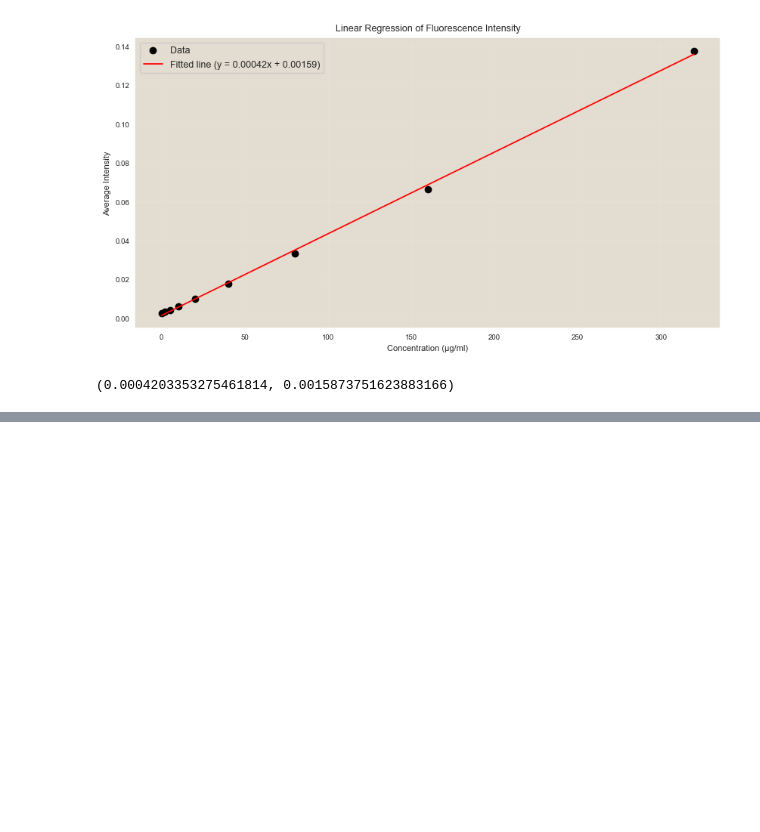
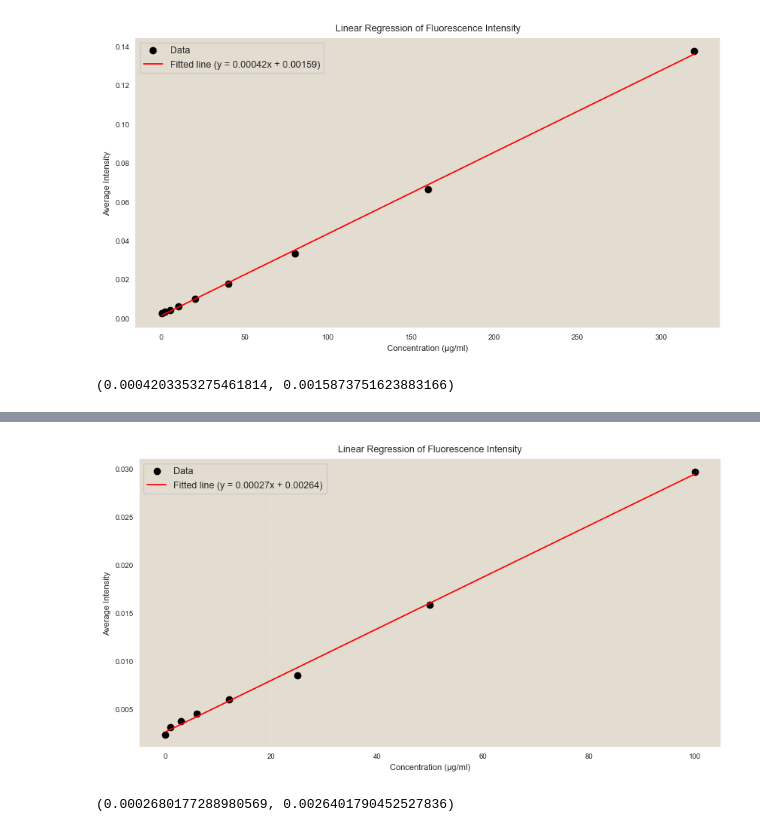
Before and after one commit to dalarios/activedrops, a Jupyter notebook: code/exploratory/040224-calibration-yfp.ipynb, the cells around one changed output, grey strips where cells are left out. Drawn from its saved outputs; the diff is of its cells as text; code cells hidden in the pictures; blank space fills up the shorter version.

```diff
--- a/code/exploratory/040224-calibration-yfp.ipynb
+++ b/code/exploratory/040224-calibration-yfp.ipynb
@@ -184,0 +301,37 @@ slope, intercept = linear_regression_with_plot(df)
+# %%
+# Function to perform linear regression and plot the data along with the fitted line
+def linear_regression_with_plot(df):
+    # Reshape the data to fit sklearn's expected format
+    X = df['concentration µg/ml'].values.reshape(-1, 1)
+    y = df['average_intensity'].values
+
+    # Create and fit the model
+    model = LinearRegression().fit(X, y)
+
+    # Coefficients
+    slope = model.coef_[0]
+    intercept = model.intercept_
+
+    # Predicted values
+    y_pred = model.predict(X)
+
+    # Plotting the original data and the regression line
+    plt.figure(figsize=(10, 5))
+    plt.scatter(X, y, label='Data', color='black')
+    plt.plot(X, y_pred, label=f'Fitted line (y = {slope:.5f}x + {intercept:.5f})', color='red')
+    plt.title('Linear Regression of Fluorescence Intensity')
+    plt.xlabel('Concentration (µg/ml)')
+    plt.ylabel('Average Intensity')
+    plt.legend()
+    plt.show()
+
+    return slope, intercept
+
+# Assuming 'df' is the DataFrame provided earlier with concentration and average_intensity
+slope, intercept = linear_regression_with_plot(df)
+
+# Output the equation of the line
+(slope, intercept)
+# %% [output]
+[figure, added]
+(0.0002680177288980569, 0.0026401790452527836)
```
Also changed, not shown: parts of 7 cells of this notebook, 6 other files.
